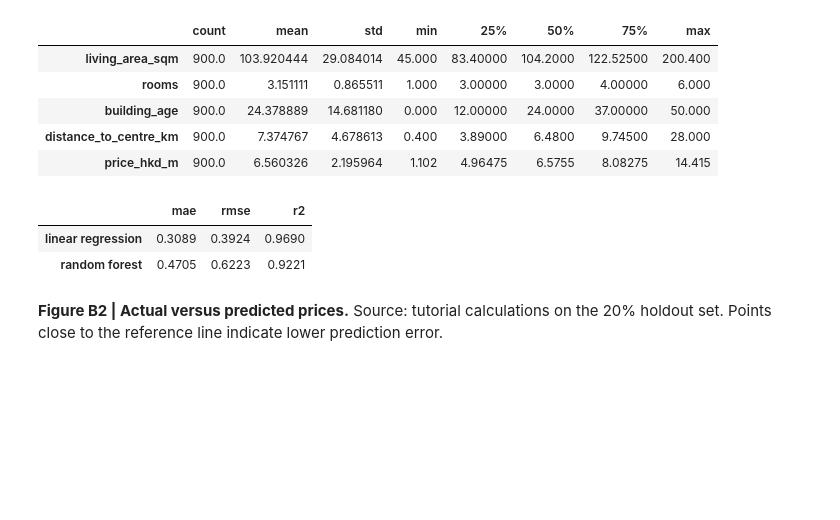
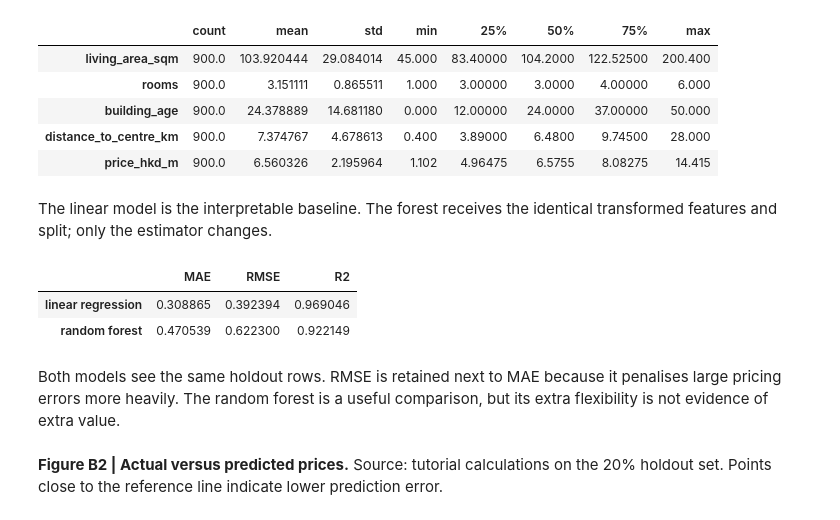
Before and after one commit to Aayloo/data-science-crisp-dm-tutorial, a Jupyter notebook: notebooks/02-house-price.ipynb, the cells around one changed output. Drawn from its saved outputs; the diff is of its cells as text; code cells hidden in the pictures; blank space fills up the shorter version.

```diff
--- a/notebooks/02-house-price.ipynb
+++ b/notebooks/02-house-price.ipynb
@@ -63,16 +63,3 @@ df.describe().T
 | building_age | 900.0 | 24.378889 | 14.681180 | 0.000 | 12.00000 | 24.0000 | 37.00000 | 50.000 |
 | distance_to_centre_km | 900.0 | 7.374767 | 4.678613 | 0.400 | 3.89000 | 6.4800 | 9.74500 | 28.000 |
 | price_hkd_m | 900.0 | 6.560326 | 2.195964 | 1.102 | 4.96475 | 6.5755 | 8.08275 | 14.415 |
-# %%
-from tutorial.examples import run_housing_example
-
-housing = run_housing_example()
-
-pd.DataFrame({
-    "linear regression": housing.linear_metrics,
-    "random forest": housing.forest_metrics,
-}).T
-# %% [output]
-|  | mae | rmse | r2 |
-| linear regression | 0.3089 | 0.3924 | 0.9690 |
-| random forest | 0.4705 | 0.6223 | 0.9221 |
@@ -79,3 +88,41 @@ pd.DataFrame({
+# %% [markdown]
+The linear model is the interpretable baseline. The forest receives
+the identical transformed features and split; only the estimator changes.
+# %%
+linear = Pipeline([("prepare", preprocess), ("model", LinearRegression())])
+forest = Pipeline([
+    ("prepare", preprocess),
+    ("model", RandomForestRegressor(
+        n_estimators=250,
+        min_samples_leaf=3,
+        random_state=42,
+        n_jobs=1,
+    )),
+])
+
+_ = linear.fit(X_train, y_train)
+_ = forest.fit(X_train, y_train)
+# %%
+def evaluate_regressor(model):
+    prediction = model.predict(X_test)
+    return {
+        "MAE": mean_absolute_error(y_test, prediction),
+        "RMSE": mean_squared_error(y_test, prediction) ** 0.5,
+        "R2": r2_score(y_test, prediction),
+    }
+
+pd.DataFrame({
+    "linear regression": evaluate_regressor(linear),
+    "random forest": evaluate_regressor(forest),
+}).T
+# %% [output]
+|  | MAE | RMSE | R2 |
+| linear regression | 0.308865 | 0.392394 | 0.969046 |
+| random forest | 0.470539 | 0.622300 | 0.922149 |
+# %% [markdown]
+Both models see the same holdout rows. RMSE is retained next to MAE
+because it penalises large pricing errors more heavily. The random forest is a
+useful comparison, but its extra flexibility is not evidence of extra value.
 # %% [markdown]
 **Figure B2 | Actual versus predicted prices.** Source: tutorial
 calculations on the 20% holdout set. Points close to the reference line indicate
```
Also changed, not shown: parts of 1 cell of this notebook, 37 other files.
